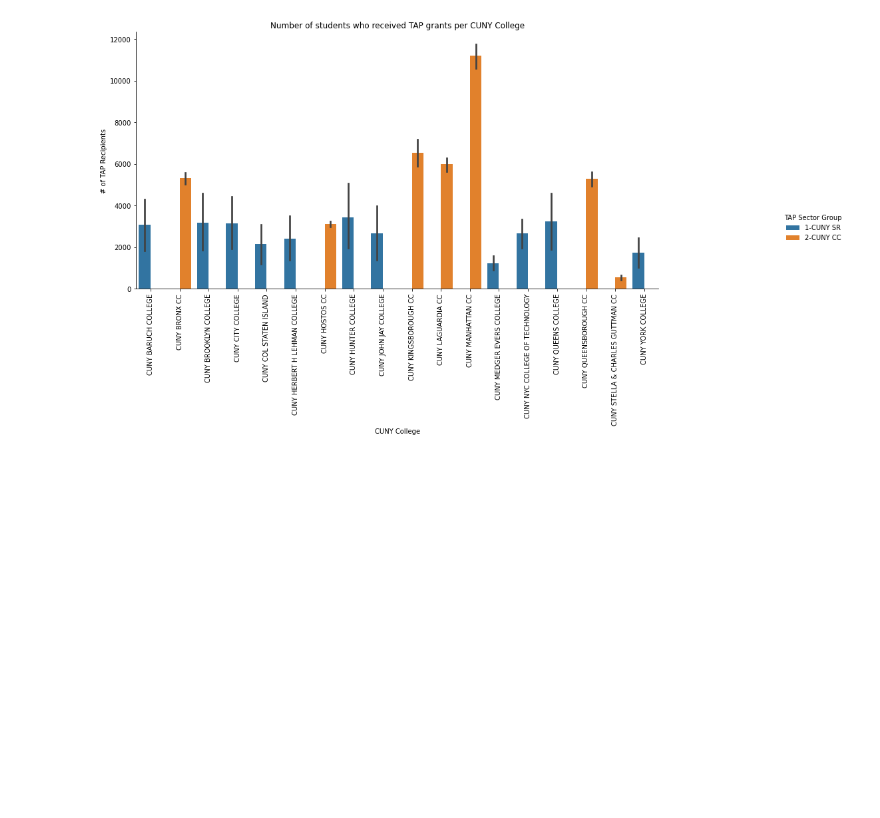
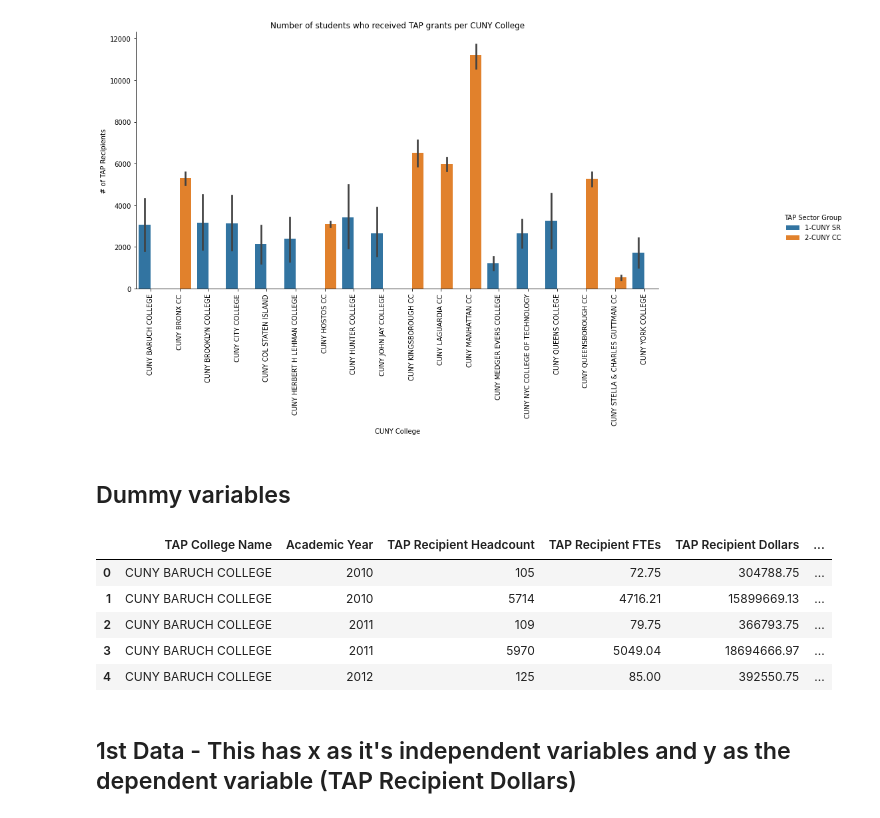
Before and after one commit to agyapongeli77/data-science-project, a Jupyter notebook: Project - MAT 328 Techniques In Data Science.ipynb, the cells around one changed output. Cells and saved outputs as stored; diff of their text form; code cells hidden in the pictures; blank space fills up the shorter version.

```diff
--- a/Project - MAT 328 Techniques In Data Science.ipynb
+++ b/Project - MAT 328 Techniques In Data Science.ipynb
@@ -170,3 +177,19 @@ plt.xlabel("CUNY College")
 # %% [output]
 Text(0.5, 6.79999999999999, 'CUNY College')
 [figure]
+# %% [markdown]
+## Dummy variables
+# %%
+#  create dummy variables from the qualitative columns
+cuny_tap_data_new = pd.get_dummies(cuny_tap_data, columns = ["TAP Sector Group", "TAP Level of Study"], drop_first = True)
+# %%
+cuny_tap_data_new.head()
+# %% [output]
+|  | TAP College Name | Academic Year | TAP Recipient Headcount | TAP Recipient FTEs | TAP Recipient Dollars | ... |
+| 0 | CUNY BARUCH COLLEGE | 2010 | 105 | 72.75 | 304788.75 | ... |
+| 1 | CUNY BARUCH COLLEGE | 2010 | 5714 | 4716.21 | 15899669.13 | ... |
+| 2 | CUNY BARUCH COLLEGE | 2011 | 109 | 79.75 | 366793.75 | ... |
+| 3 | CUNY BARUCH COLLEGE | 2011 | 5970 | 5049.04 | 18694666.97 | ... |
+| 4 | CUNY BARUCH COLLEGE | 2012 | 125 | 85.00 | 392550.75 | ... |
+# %% [markdown]
+## 1st Data - This has x as it's independent variables and y as the dependent variable (TAP Recipient Dollars)
```
Also changed, not shown: parts of 43 cells of this notebook.
